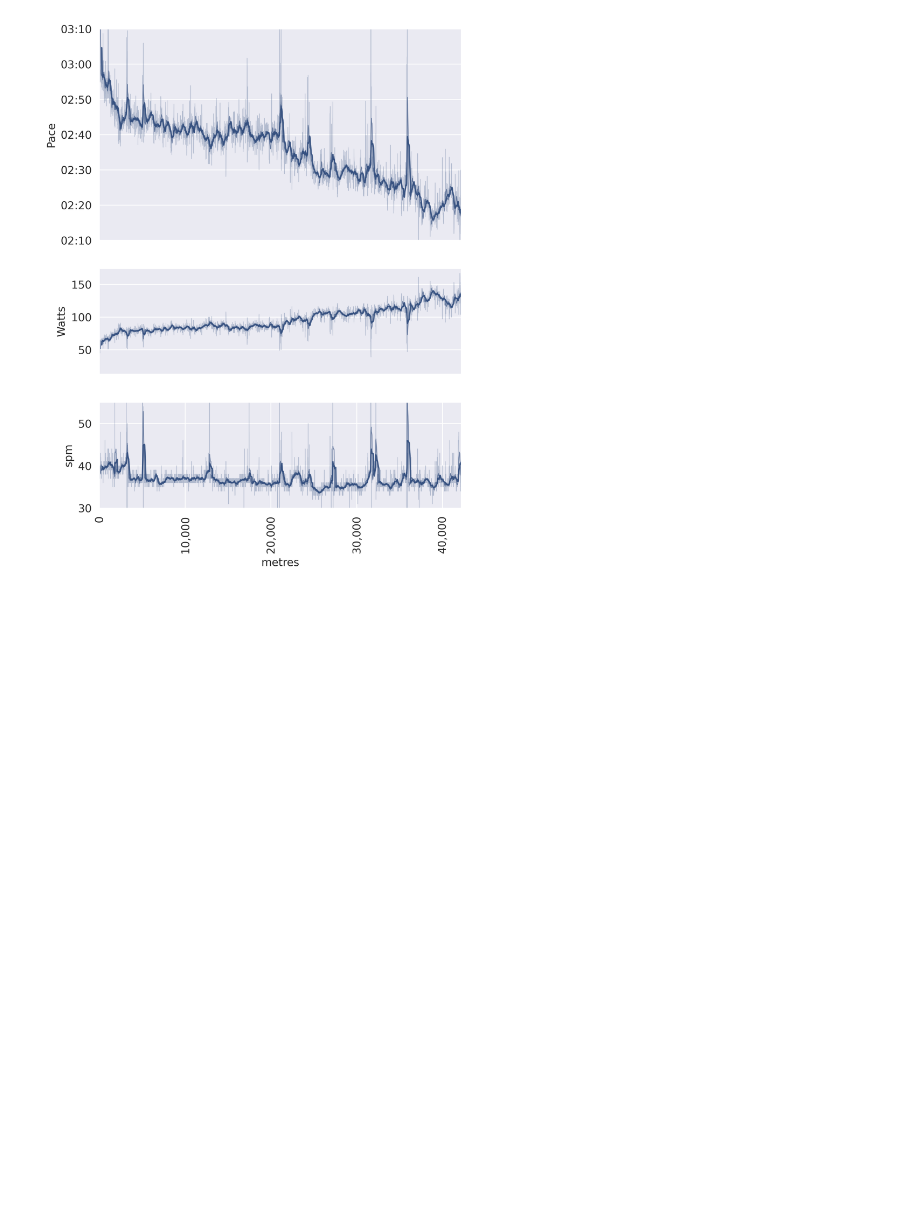
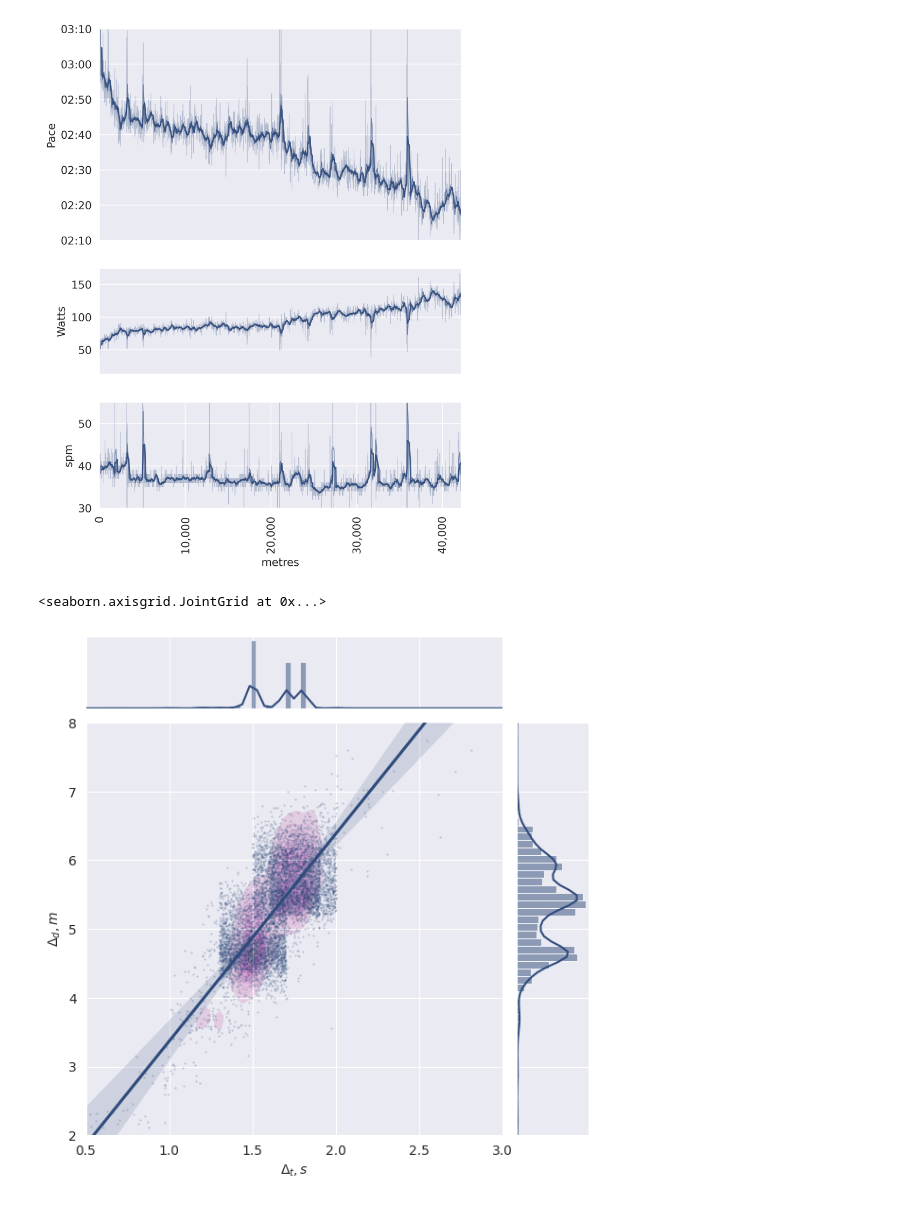
Before and after one commit to chrisvoncsefalvay/chrisvoncsefalvay.github.io, a Jupyter notebook: posts/skierg-marathon/skierg-marathon.ipynb, the cells around one changed output. Drawn from its saved outputs; the diff is of its cells as text; code cells hidden in the pictures; blank space fills up the shorter version.

```diff
--- a/posts/skierg-marathon/skierg-marathon.ipynb
+++ b/posts/skierg-marathon/skierg-marathon.ipynb
@@ -6,7 +6,7 @@ import seaborn as sns
 
 sns.set_style("darkgrid")
 # %%
-data = pd.read_csv("concept2-result-79965221.csv")
+data = pd.read_csv("./posts/skierg-marathon/concept2-result-79965221.csv")
 # %%
 #| label: fig-skierg-marathon
 #| fig-cap: >
@@ -52,3 +52,32 @@ ax3.set_xlim(0, 42195)
 plt.show()
 # %% [output]
 [figure]
+# %%
+data["ddistance"] = data["Distance (meters)"].diff()
+data["dtime"] = data["Time (seconds)"].diff()
+# %%
+#| label: fig-skierg-marathon-regression
+#| fig-cap: >
+#|     Stroke level data of stroke length (metres) versus stroke duration (seconds).
+
+g = sns.jointplot(data=data,
+                  x="dtime",
+                  y="ddistance",
+                  xlim=(0.5, 3),
+                  ylim=(2, 8),
+                  color="#2f4b7c",
+                  kind="reg",
+                  x_jitter=0.2,
+                  y_jitter=0.2,
+                  scatter_kws=dict(alpha=0.3, s=0.2))
+g.plot_joint(sns.kdeplot,
+             color="#a05195",
+             zorder=0,
+             levels=16,
+             alpha=0.6,
+             fill=True)
+g.set_axis_labels(ylabel="$\Delta_{d}, m$",
+                  xlabel="$\Delta_t, s$")
+# %% [output]
+<seaborn.axisgrid.JointGrid at 0x...>
+[figure, added]
```
Also changed, not shown: 11 other files.
